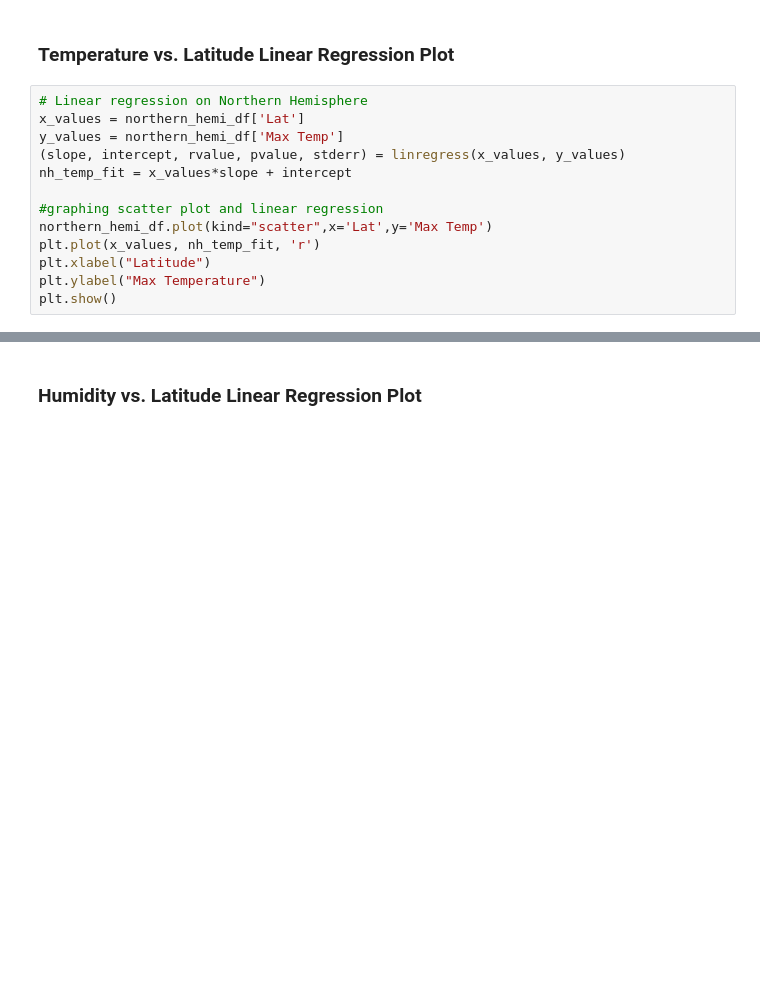
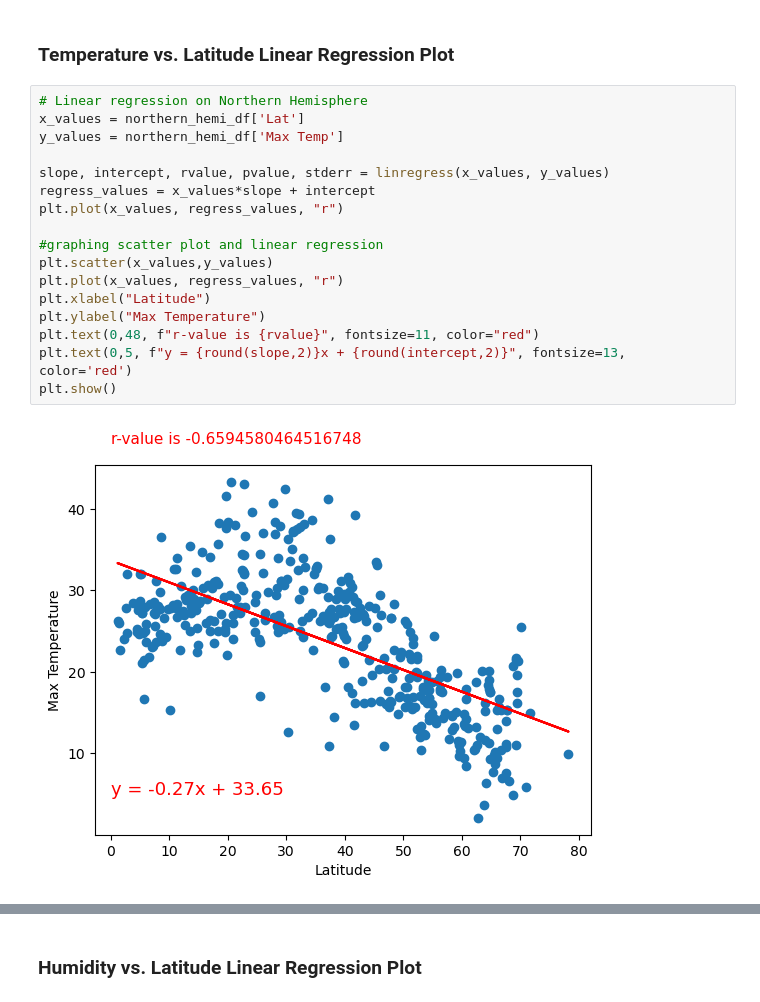
Before and after one commit to EstherBaum/python_api_challenge, a Jupyter notebook: starter_code/WeatherPy.ipynb, the cells around one changed output, grey strips where cells are left out. Cells and saved outputs as stored; diff of their text form; blank space fills up the shorter version.

```diff
--- a/starter_code/WeatherPy.ipynb
+++ b/starter_code/WeatherPy.ipynb
@@ -294,16 +320,22 @@ southern_hemi_df.head()
 # %%
 # Linear regression on Northern Hemisphere
 x_values = northern_hemi_df['Lat']
 y_values = northern_hemi_df['Max Temp']
-(slope, intercept, rvalue, pvalue, stderr) = linregress(x_values, y_values)
-nh_temp_fit = x_values*slope + intercept
+
+slope, intercept, rvalue, pvalue, stderr = linregress(x_values, y_values)
+regress_values = x_values*slope + intercept
+plt.plot(x_values, regress_values, "r")
 
 #graphing scatter plot and linear regression
-northern_hemi_df.plot(kind="scatter",x='Lat',y='Max Temp')
-plt.plot(x_values, nh_temp_fit, 'r')
+plt.scatter(x_values,y_values)
+plt.plot(x_values, regress_values, "r")
 plt.xlabel("Latitude")
 plt.ylabel("Max Temperature")
+plt.text(0,48, f"r-value is {rvalue}", fontsize=11, color="red")
+plt.text(0,5, f"y = {round(slope,2)}x + {round(intercept,2)}", fontsize=13, color='red')
 plt.show()
+# %% [output]
+[figure, added]
 # %%
 # Linear regression on Southern Hemisphere
 x_values = southern_hemi_df['Lat']
```
Also changed, not shown: parts of 25 cells of this notebook, 2 other files.
